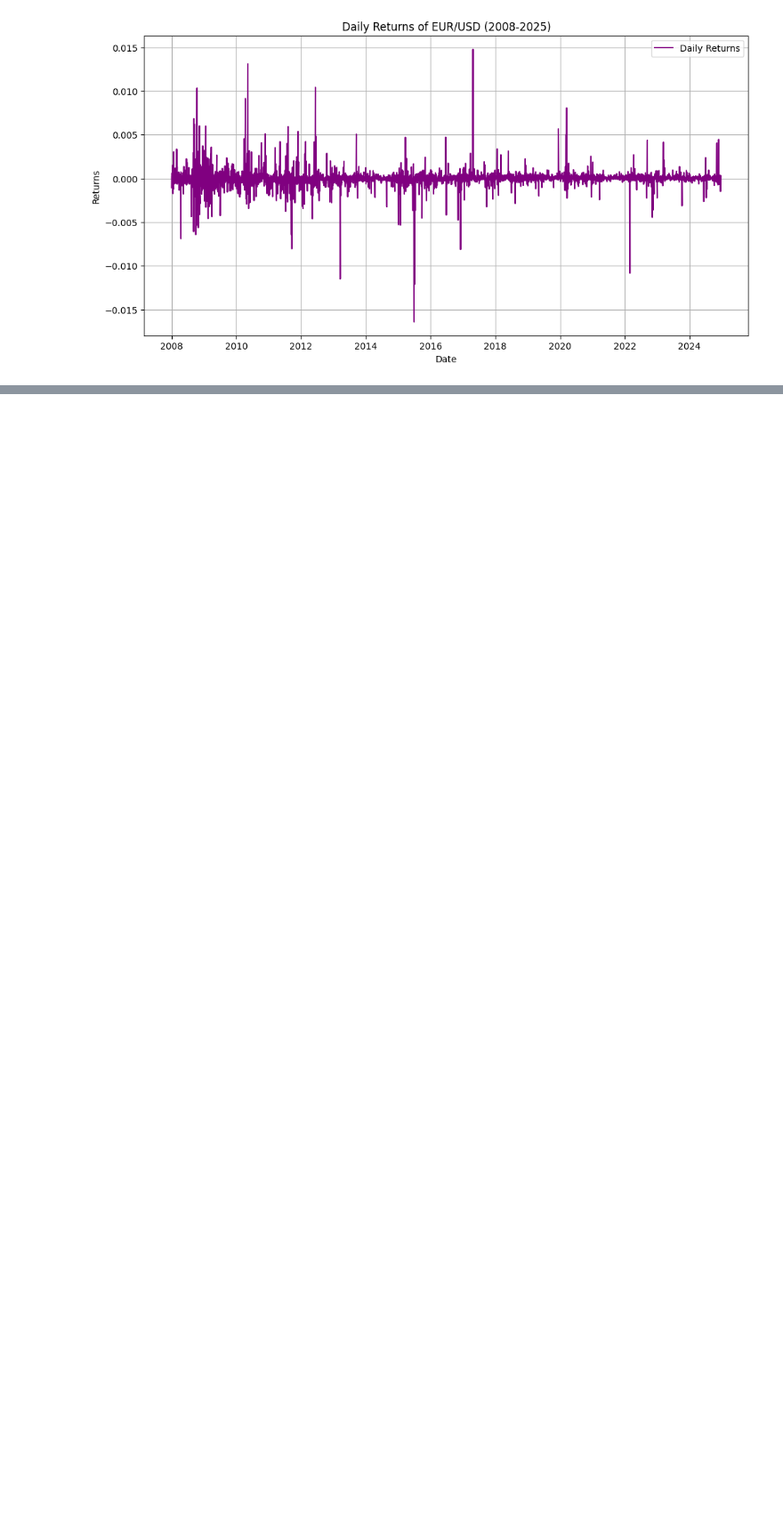
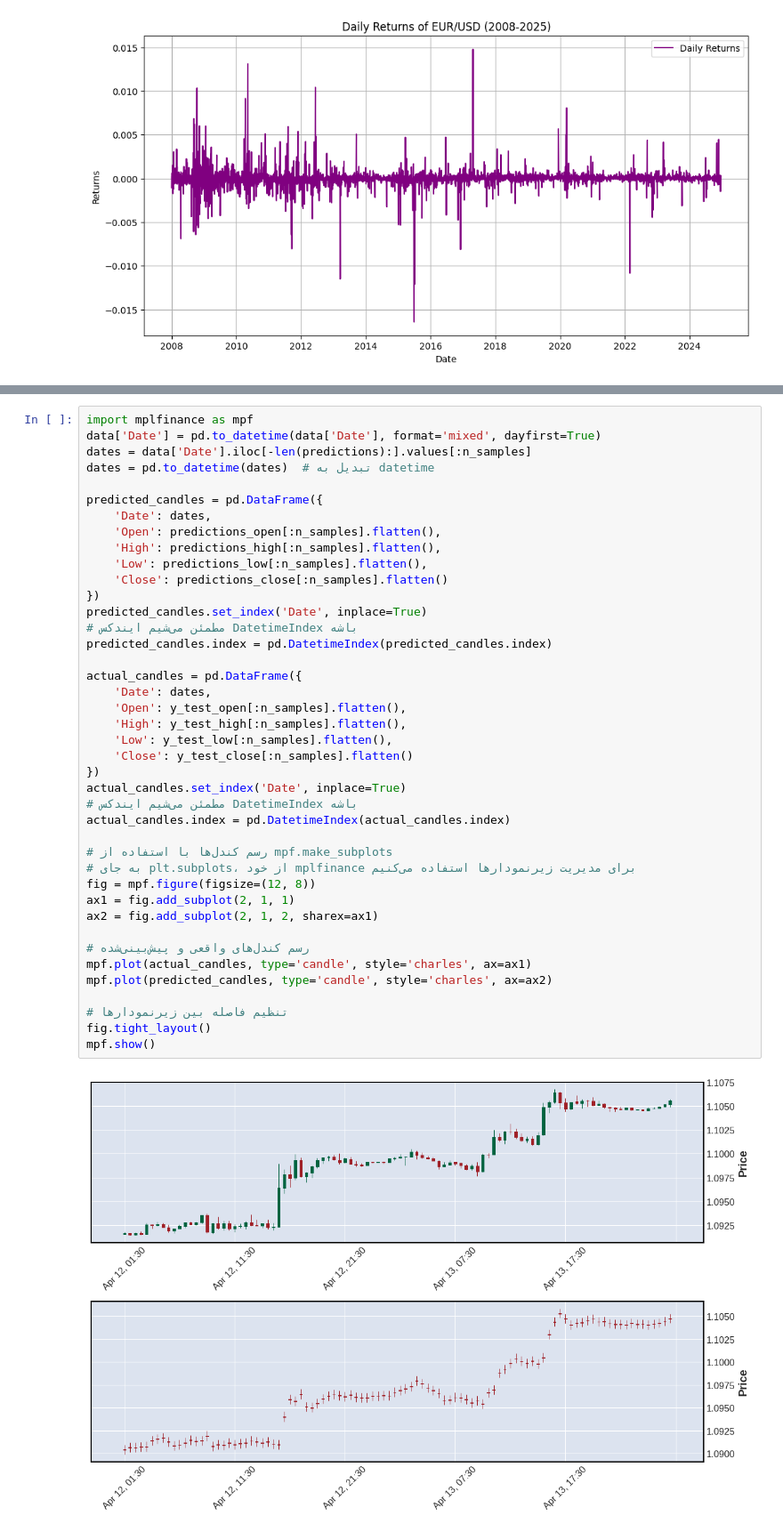
Before and after one commit to mostafamhmdi/alpha-niroo, a Jupyter notebook: candle-prediction-using-LSTM.ipynb, the cells around one changed output, grey strips where cells are left out. Shown at 89% size. Saved outputs shown, nothing was run; the diff lists cells and outputs as text; blank space fills up the shorter version.

```diff
--- a/candle-prediction-using-LSTM.ipynb
+++ b/candle-prediction-using-LSTM.ipynb
@@ -320,0 +360,43 @@ plt.show()
+# %%
+import mplfinance as mpf
+data['Date'] = pd.to_datetime(data['Date'], format='mixed', dayfirst=True)
+dates = data['Date'].iloc[-len(predictions):].values[:n_samples]
+dates = pd.to_datetime(dates)  # تبدیل به datetime
+
+predicted_candles = pd.DataFrame({
+    'Date': dates,
+    'Open': predictions_open[:n_samples].flatten(),
+    'High': predictions_high[:n_samples].flatten(),
+    'Low': predictions_low[:n_samples].flatten(),
+    'Close': predictions_close[:n_samples].flatten()
+})
+predicted_candles.set_index('Date', inplace=True)
+# مطمئن می‌شیم ایندکس DatetimeIndex باشه
+predicted_candles.index = pd.DatetimeIndex(predicted_candles.index)
+
+actual_candles = pd.DataFrame({
+    'Date': dates,
+    'Open': y_test_open[:n_samples].flatten(),
+    'High': y_test_high[:n_samples].flatten(),
+    'Low': y_test_low[:n_samples].flatten(),
+    'Close': y_test_close[:n_samples].flatten()
+})
+actual_candles.set_index('Date', inplace=True)
+# مطمئن می‌شیم ایندکس DatetimeIndex باشه
+actual_candles.index = pd.DatetimeIndex(actual_candles.index)
+
+# رسم کندل‌ها با استفاده از mpf.make_subplots
+# به جای plt.subplots، از خود mplfinance برای مدیریت زیرنمودارها استفاده می‌کنیم
+fig = mpf.figure(figsize=(12, 8))
+ax1 = fig.add_subplot(2, 1, 1)
+ax2 = fig.add_subplot(2, 1, 2, sharex=ax1)
+
+# رسم کندل‌های واقعی و پیش‌بینی‌شده
+mpf.plot(actual_candles, type='candle', style='charles', ax=ax1)
+mpf.plot(predicted_candles, type='candle', style='charles', ax=ax2)
+
+# تنظیم فاصله بین زیرنمودارها
+fig.tight_layout()
+mpf.show()
+# %% [output]
+[figure, added]
```
Also changed, not shown: parts of 12 cells of this notebook.
